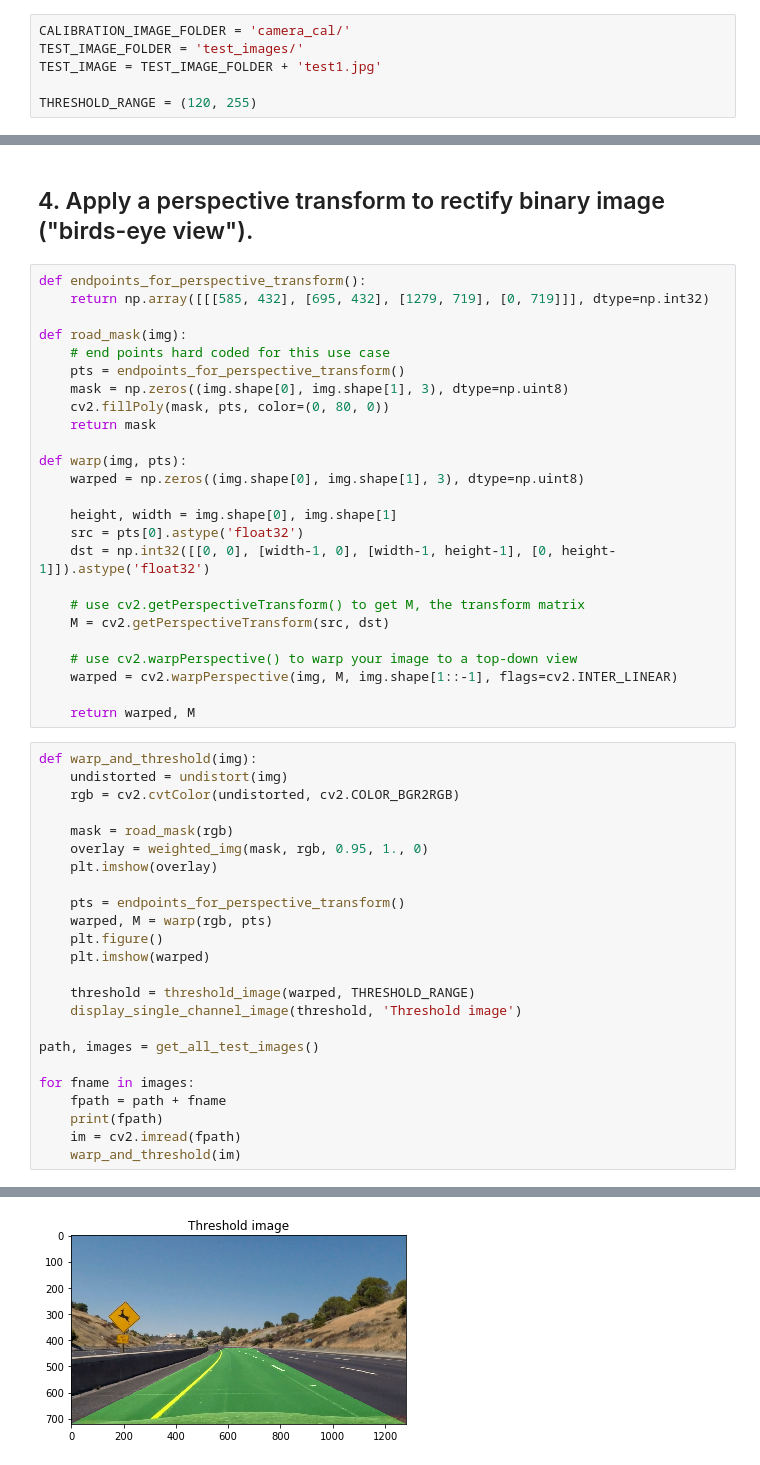
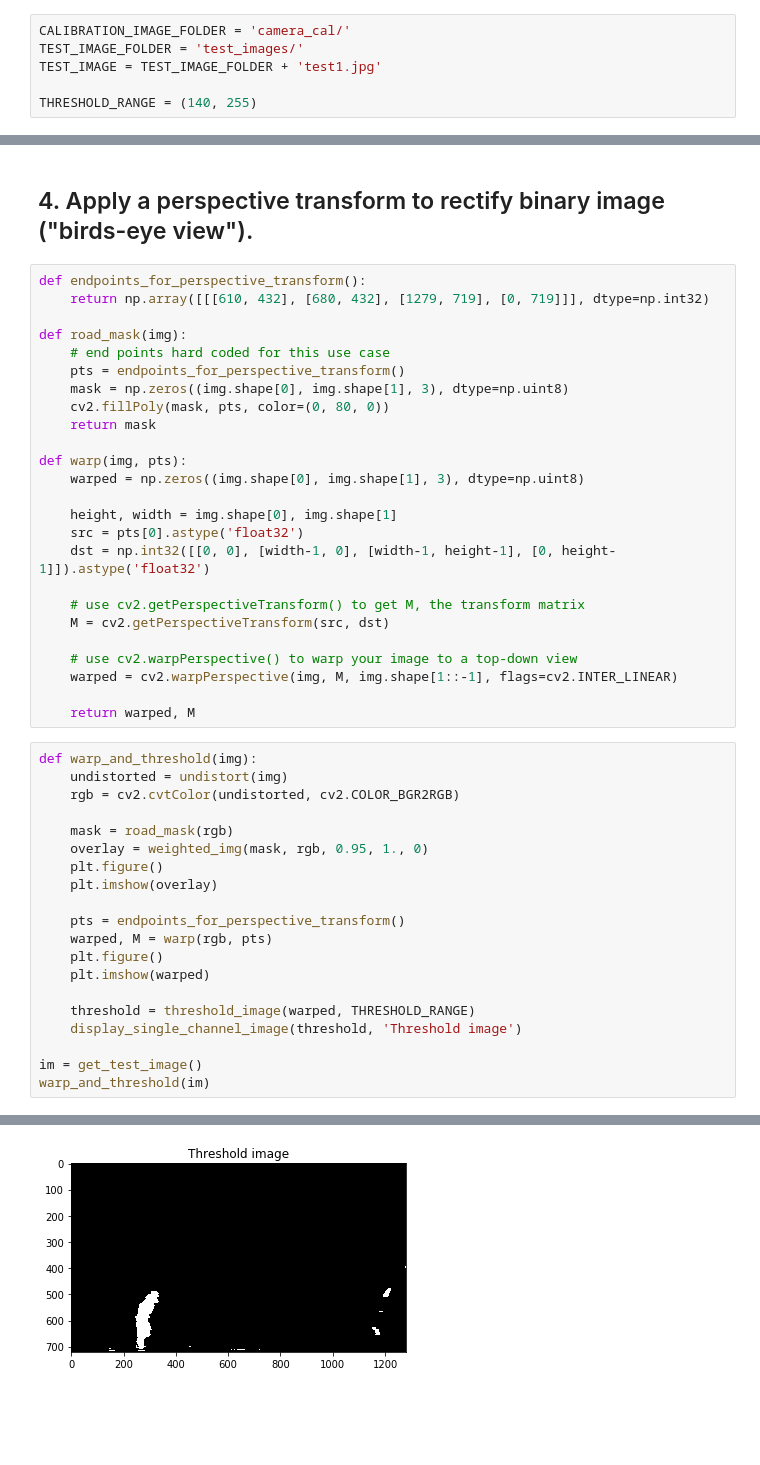
Before and after one commit to udacity/CarND-Advanced-Lane-Lines, a Jupyter notebook: Advanced_Lane_Lines.ipynb, the cells around one changed output, grey strips where cells are left out. Drawn from its saved outputs; the diff is of its cells as text; blank space fills up the shorter version.

```diff
--- a/Advanced_Lane_Lines.ipynb
+++ b/Advanced_Lane_Lines.ipynb
@@ -18,7 +18,7 @@ CALIBRATION_IMAGE_FOLDER = 'camera_cal/'
 TEST_IMAGE_FOLDER = 'test_images/'
 TEST_IMAGE = TEST_IMAGE_FOLDER + 'test1.jpg'
 
-THRESHOLD_RANGE = (120, 255)
+THRESHOLD_RANGE = (140, 255)
 # %% [markdown]
 ## Utilities
 # %%
@@ -168,7 +168,7 @@ display_single_channel_image(threshold, 'Threshold image')
 ## 4. Apply a perspective transform to rectify binary image ("birds-eye view").
 # %%
 def endpoints_for_perspective_transform():
-    return np.array([[[585, 432], [695, 432], [1279, 719], [0, 719]]], dtype=np.int32)
+    return np.array([[[610, 432], [680, 432], [1279, 719], [0, 719]]], dtype=np.int32)
 
 def road_mask(img):
     # end points hard coded for this use case
@@ -198,6 +198,7 @@ def warp_and_threshold(img):
 
     mask = road_mask(rgb)
     overlay = weighted_img(mask, rgb, 0.95, 1., 0)
+    plt.figure()
     plt.imshow(overlay)
 
     pts = endpoints_for_perspective_transform()
@@ -208,11 +209,6 @@ def warp_and_threshold(img):
     threshold = threshold_image(warped, THRESHOLD_RANGE)
     display_single_channel_image(threshold, 'Threshold image')
 
-path, images = get_all_test_images()
-
-for fname in images:
-    fpath = path + fname
-    print(fpath)
-    im = cv2.imread(fpath)
-    warp_and_threshold(im)
+im = get_test_image()
+warp_and_threshold(im)
 # %% [output]
@@ -229 +217 @@ test_images/test6.jpg
-[figure, old version]
+[figure, new version]
```
Also changed, not shown: parts of 2 cells of this notebook.
